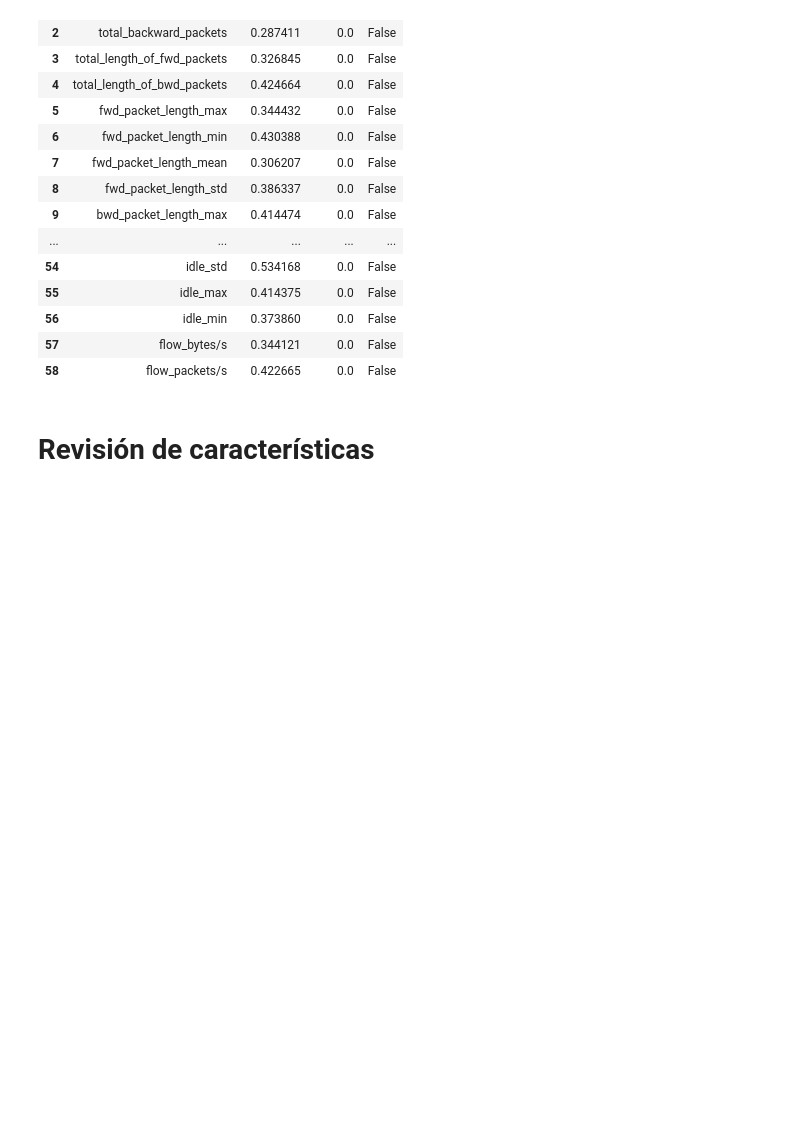
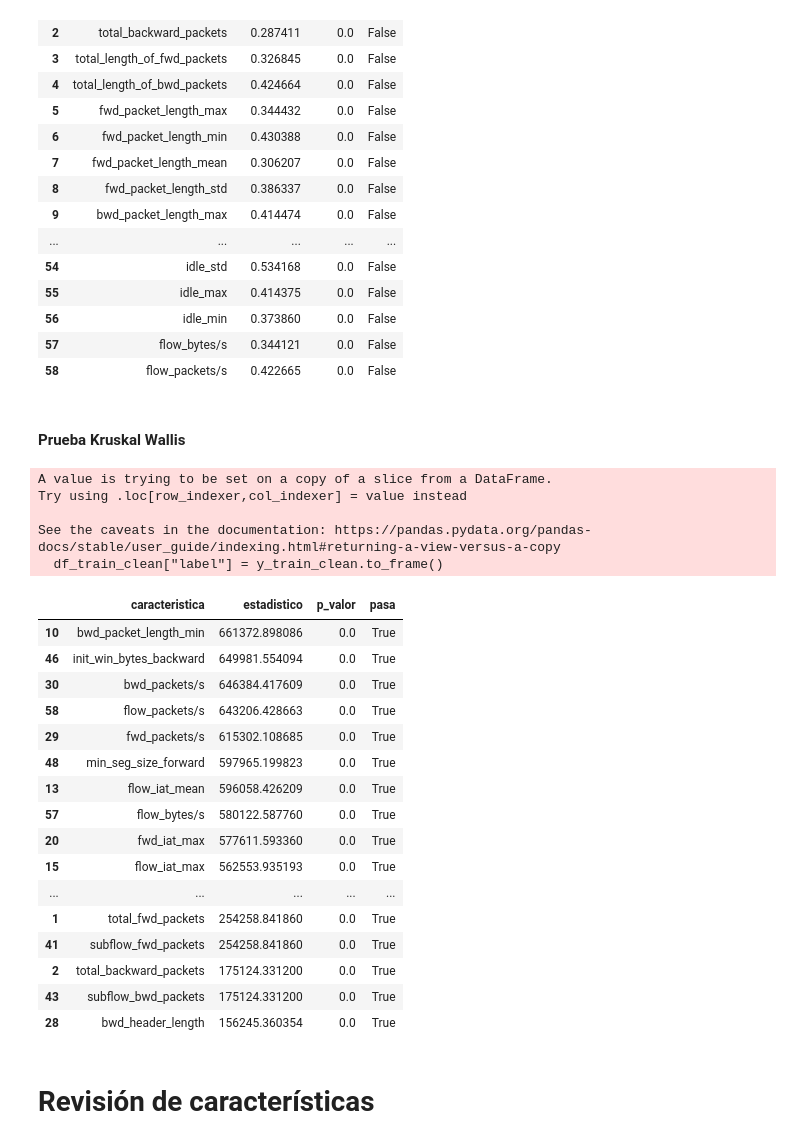
Before and after one commit to alanum9603/IDS_Thesis, a Jupyter notebook: 3_preparacion_de_datos/transformation_1.ipynb, the cells around one changed output. Drawn from its saved outputs; the diff is of its cells as text; code cells hidden in the pictures; blank space fills up the shorter version.

```diff
--- a/3_preparacion_de_datos/transformation_1.ipynb
+++ b/3_preparacion_de_datos/transformation_1.ipynb
@@ -591,7 +591,7 @@ See the caveats in the documentation: https://pandas.pydata.org/pandas-docs/stab
 df_shapiro_wilk = pd.DataFrame(columns=["característica", "estadístico", "p_valor", "pasa"])
 for i in caracteristicas_numericas+caracteristicas_con_valor_maximo_infinito :
   statistic, p_value = stats.shapiro(df_residuos[i])
-  df_shapiro_wilk.loc[len(df_shapiro_wilk)] = [i, statistic, p_value, p_value > 0.05]
+  df_shapiro_wilk.loc[len(df_shapiro_wilk)] = [i, statistic, p_value, p_value >= 0.05]
 df_shapiro_wilk
 # %% [output]
 |  | característica | estadístico | p_valor | pasa |
@@ -613,11 +613,11 @@ df_shapiro_wilk
 | 58 | flow_packets/s | 0.544192 | 6.188543e-207 | False |
 # %%
 # Prueba de Kolmogorov Smirnov
-df_kormogolov_smirnoff = pd.DataFrame(columns=["característica", "estadístico", "p_valor", "pasa"])
+df_kolmogorov_smirnov = pd.DataFrame(columns=["característica", "estadístico", "p_valor", "pasa"])
 for i in caracteristicas_numericas+caracteristicas_con_valor_maximo_infinito :
   statistic, p_value = stats.kstest((df_residuos[i]-df_residuos[i].mean())/df_residuos[i].std(), stats.norm.cdf)
-  df_kormogolov_smirnoff.loc[len(df_kormogolov_smirnoff)] = [i, statistic, p_value, p_value > 0.05]
-df_kormogolov_smirnoff
+  df_kolmogorov_smirnov.loc[len(df_kolmogorov_smirnov)] = [i, statistic, p_value, p_value >= 0.05]
+df_kolmogorov_smirnov
 # %% [output]
 |  | característica | estadístico | p_valor | pasa |
 | 0 | flow_duration | 0.346874 | 0.0 | False |
@@ -636,3 +636,41 @@ df_kormogolov_smirnoff
 | 56 | idle_min | 0.373860 | 0.0 | False |
 | 57 | flow_bytes/s | 0.344121 | 0.0 | False |
 | 58 | flow_packets/s | 0.422665 | 0.0 | False |
+# %% [markdown]
+#### Prueba Kruskal Wallis
+# %%
+df_train_clean = X_train_clean[caracteristicas_numericas+caracteristicas_con_valor_maximo_infinito]
+df_train_clean["label"] = y_train_clean.to_frame()
+
+df_kruskal = pd.DataFrame(columns=["caracteristica", "estadistico", "p_valor", "pasa"])
+
+for i in caracteristicas_numericas+caracteristicas_con_valor_maximo_infinito :
+  grupos = [group[i].values for name, group in df_train_clean.groupby('label')]
+
+  stat, p_value = stats.kruskal(*grupos)
+  df_kruskal.loc[len(df_kruskal)] = [i, stat, p_value, p_value < 0.05]
+
+df_kruskal.sort_values(by='estadistico', ascending=False)
+# %% [output]
+A value is trying to be set on a copy of a slice from a DataFrame.
+Try using .loc[row_indexer,col_indexer] = value instead
+
+See the caveats in the documentation: https://pandas.pydata.org/pandas-docs/stable/user_guide/indexing.html#returning-a-view-versus-a-copy
+  df_train_clean["label"] = y_train_clean.to_frame()
+|  | caracteristica | estadistico | p_valor | pasa |
+| 10 | bwd_packet_length_min | 661372.898086 | 0.0 | True |
+| 46 | init_win_bytes_backward | 649981.554094 | 0.0 | True |
+| 30 | bwd_packets/s | 646384.417609 | 0.0 | True |
+| 58 | flow_packets/s | 643206.428663 | 0.0 | True |
+| 29 | fwd_packets/s | 615302.108685 | 0.0 | True |
+| 48 | min_seg_size_forward | 597965.199823 | 0.0 | True |
+| 13 | flow_iat_mean | 596058.426209 | 0.0 | True |
+| 57 | flow_bytes/s | 580122.587760 | 0.0 | True |
+| 20 | fwd_iat_max | 577611.593360 | 0.0 | True |
+| 15 | flow_iat_max | 562553.935193 | 0.0 | True |
+| ... | ... | ... | ... | ... |
+| 1 | total_fwd_packets | 254258.841860 | 0.0 | True |
+| 41 | subflow_fwd_packets | 254258.841860 | 0.0 | True |
+| 2 | total_backward_packets | 175124.331200 | 0.0 | True |
+| 43 | subflow_bwd_packets | 175124.331200 | 0.0 | True |
+| 28 | bwd_header_length | 156245.360354 | 0.0 | True |
```
Also changed, not shown: parts of 1 cell of this notebook.
